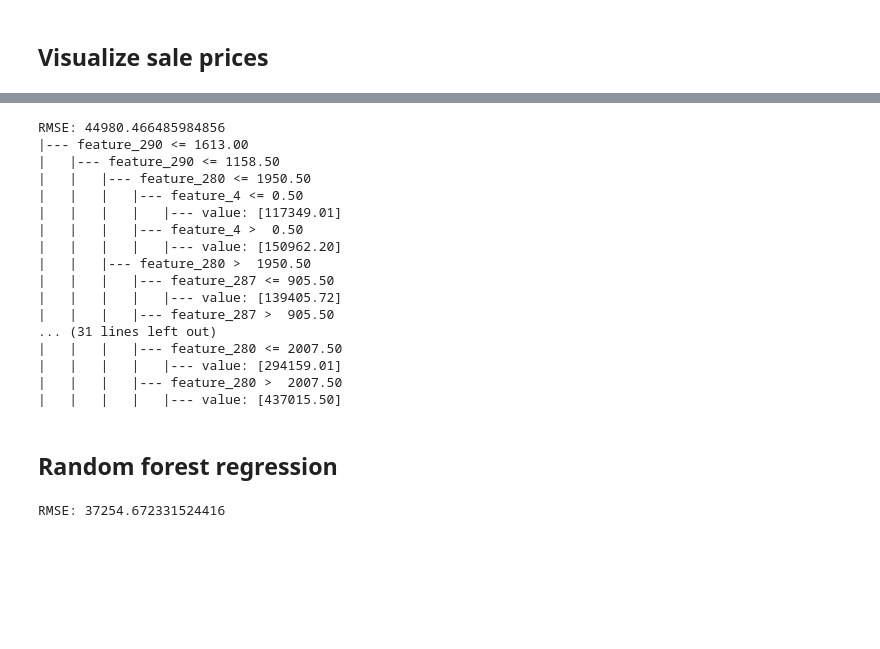
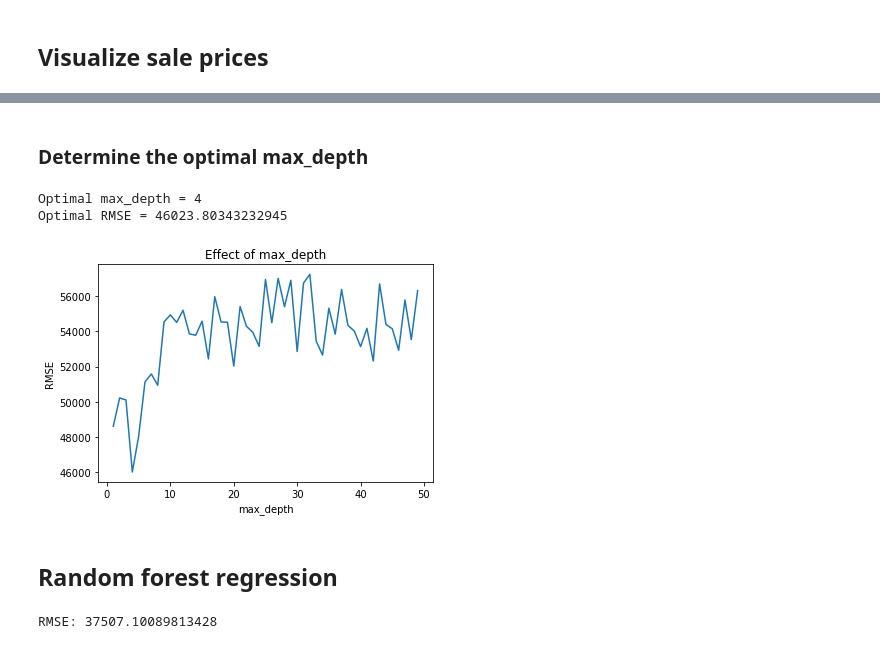
Before and after one commit to Gwyneth653/Syntax-error, a Jupyter notebook: Housing Prices - Random forest regression.ipynb, the cells around one changed output, grey strips where cells are left out. Drawn from its saved outputs; the diff is of its cells as text; code cells hidden in the pictures; blank space fills up the shorter version.

```diff
--- a/Housing Prices - Random forest regression.ipynb
+++ b/Housing Prices - Random forest regression.ipynb
@@ -142,6 +229,6 @@ sns.distplot(y_test)
 # %%
 # Fit regression model
-regr_1 = DecisionTreeRegressor(max_depth=5)
+regr_1 = DecisionTreeRegressor(max_depth=5, splitter="best")
 regr_1.fit(X_train, y_train)
 
 # Predict
@@ -175,40 +262,45 @@ RMSE: 45417.542800771764
-# %%
-# Fit regression model
-regr_2 = DecisionTreeRegressor(max_depth=4)
-regr_2.fit(X_train, y_train)
-
-# Predict
-y_pred2 = regr_2.predict(X_test)
-
-# Compute root mean squared error
-rmse = np.sqrt(mean_squared_error(y_pred2, y_test))
-print("RMSE:", rmse)
-
-# Visualize the Decision Tree
-text_representation = tree.export_text(regr_2)
-print(text_representation)
-# %% [output]
-RMSE: 44980.466485984856
-|--- feature_290 <= 1613.00
-|   |--- feature_290 <= 1158.50
-|   |   |--- feature_280 <= 1950.50
-|   |   |   |--- feature_4 <= 0.50
-|   |   |   |   |--- value: [117349.01]
-|   |   |   |--- feature_4 >  0.50
-|   |   |   |   |--- value: [150962.20]
-|   |   |--- feature_280 >  1950.50
-|   |   |   |--- feature_287 <= 905.50
-|   |   |   |   |--- value: [139405.72]
-|   |   |   |--- feature_287 >  905.50
-... (31 lines left out)
-|   |   |   |--- feature_280 <= 2007.50
-|   |   |   |   |--- value: [294159.01]
-|   |   |   |--- feature_280 >  2007.50
-|   |   |   |   |--- value: [437015.50]
+# %% [markdown]
+### Determine the optimal max_depth
+# %%
+model = DecisionTreeRegressor()
+estimators = np.arange(1, 50)
+rmses = []
+optimal_rmse = float("inf")
+optimal_max_depth = 0
+
+for n in estimators:
+
+    # Fit regression model
+    model.set_params(max_depth=n)
+    model.fit(X_train, y_train)
+
+    # Predict
+    y_pred = model.predict(X_test)
+
+    # Compute root mean squared error
+    rmse = np.sqrt(mean_squared_error(y_pred, y_test))
+    rmses.append(rmse)
+
+    if rmse < optimal_rmse:
+        optimal_rmse = rmse
+        optimal_max_depth = n
+
+
+plt.title("Effect of max_depth")
+plt.xlabel("max_depth")
+plt.ylabel("RMSE")
+plt.plot(estimators, rmses)
+
+print(f"Optimal max_depth =", optimal_max_depth)
+print(f"Optimal RMSE =", optimal_rmse)
+# %% [output]
+Optimal max_depth = 4
+Optimal RMSE = 46023.80343232945
+[figure, added]
 # %% [markdown]
 ## Random forest regression
 # %%
-regressor = RandomForestRegressor(n_estimators = 80, random_state = 0)
+regressor = RandomForestRegressor(n_estimators=140, random_state=0)
 regressor.fit(X_train.values, y_train)
 
 y_pred = regressor.predict(X_test)
@@ -217,4 +309,4 @@ y_pred = regressor.predict(X_test)
 rmse = np.sqrt(mean_squared_error(y_pred, y_test))
 print("RMSE:", rmse)
 # %% [output]
-RMSE: 37254.672331524416
+RMSE: 37507.10089813428
```
Also changed, not shown: parts of 17 cells of this notebook.
